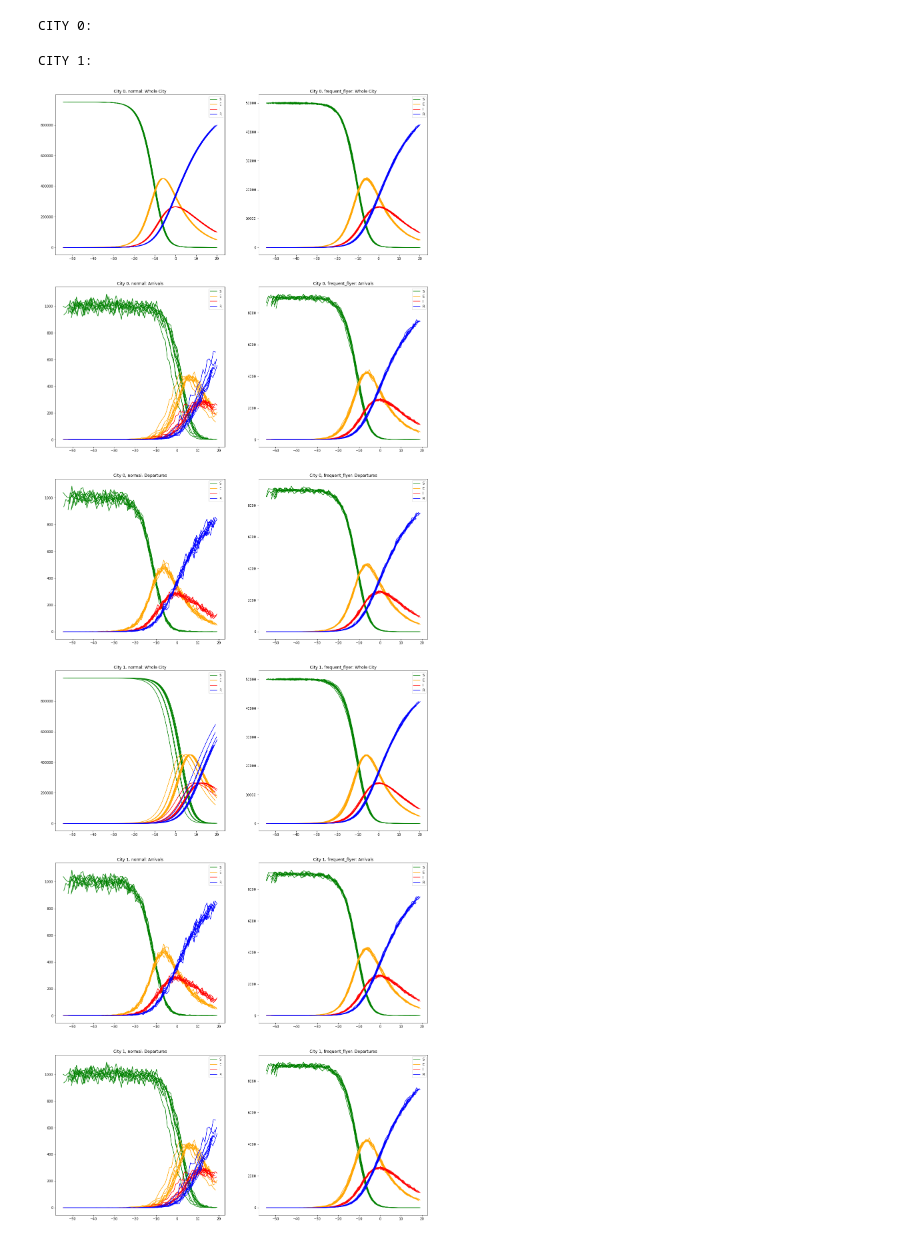
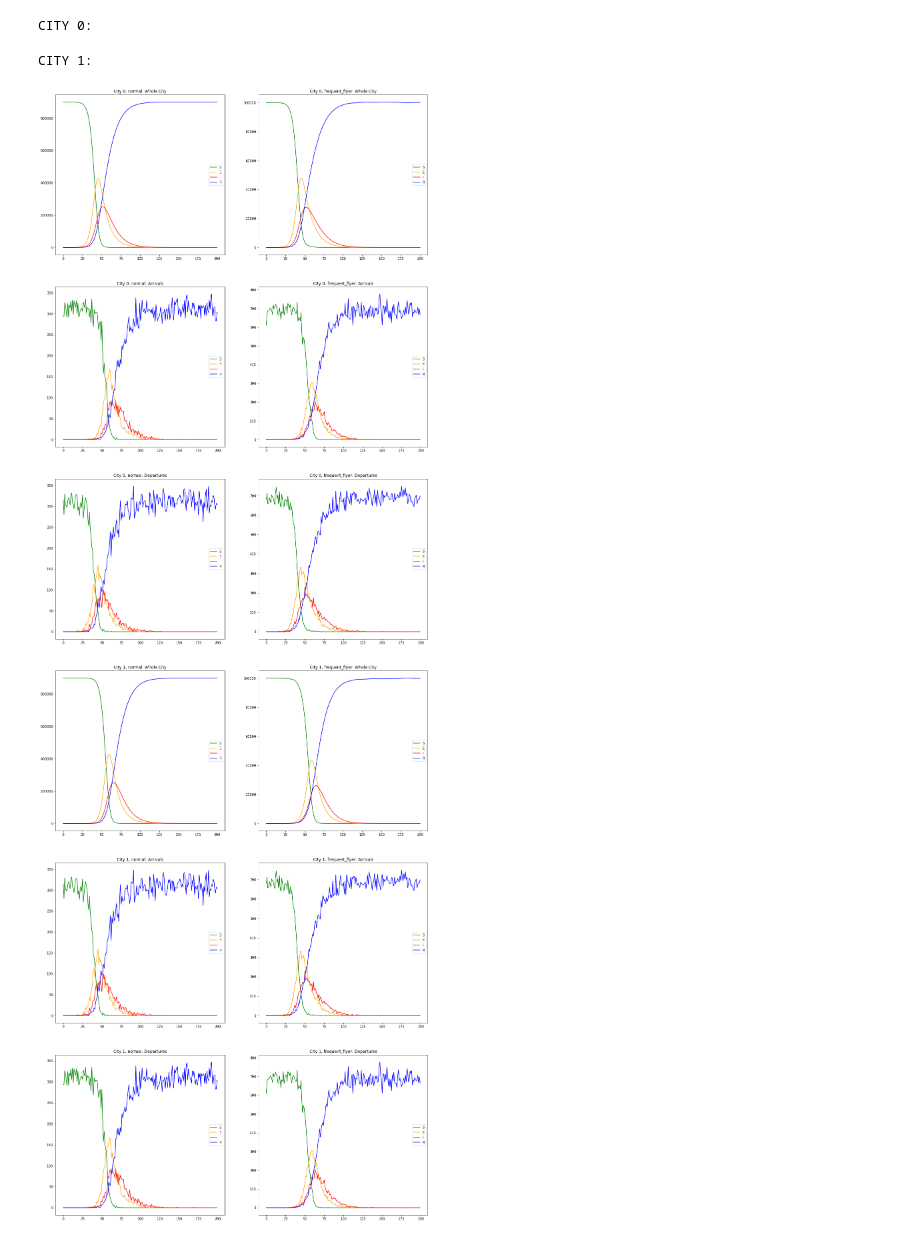
Before and after one commit to JakeMendel/NAO_Modelling, a Jupyter notebook: vectorized_model.ipynb, the cells around one changed output. Saved outputs shown, nothing was run; the diff lists cells and outputs as text; code cells hidden in the pictures.

```diff
--- a/vectorized_model.ipynb
+++ b/vectorized_model.ipynb
@@ -55,3 +55,7 @@ def vectorized_select(choices: np.ndarray, n: int):
         choices -= selection
         out += selection
     return out
+# %%
+a = np.array(range(20)).reshape(4,5)
+print(a)
+a[np.array(range(len(a))),np.array([4,2,3,1])]
@@ -246,6 +256,7 @@ class City:
         return travellers
 
     def plot_sims(self, times: Optional[np.ndarray] = None, cityname: Union[int,str] = 0, shift_index = None):
+
         include_flight_data = 'arrivals' in dir(self)
         if include_flight_data:
             fig, axs = plt.subplots(3,2, figsize = (20,30))
@@ -288,6 +299,22 @@ class City:
                 axs[i].legend()
                 axs[i].set_title(f"City {cityname}, {group}")
         fig.show()
+
+    def infections_at_time(self, times: np.ndarray):
+        """
+        Returns the number of normal, infectious, and total people who have left the susceptible compartment by time t
+        times: size (n_sims) the (different) time at which to evaluate number who have been exposed for each sim
+        """
+        assert len(times) == self.n_sims, "len(times) must be n_sims"
+        out = {}
+        values = np.zeros((self.n_sims,2,4))
+        for i,group in enumerate(self.groups):
+            for j, compartment in enumerate(self.compartments):
+                values[:,i,j] = self.data[group][compartment][np.array(range(self.n_sims)),times]
+            out[group] = values[:,i].sum(axis = -1) - values[:,i,0]
+            assert out[group].shape == (self.n_sims,), "Logical Error Somewhere!"
+        out['total'] = sum([out[group] for group in self.groups])
+        return out
 # %%
 measles = Disease(1.5, 1/8, 1/10)
 test = City(N0=10**6, frequent_flier_frac = 0.1, mixing_LR = 1)
@@ -457,21 +484,21 @@ class TravelNetwork:
         out += 'Matrix of Interactions:\n' + str(self.mixmatrix)
         return out
 # %%
-city1 = City(N0 = 10**6, frequent_flier_frac = 0.05, p_ff = 0.9, mixing_LR=1)
-city2 = City(N0 = 10**6, frequent_flier_frac = 0.05, p_ff = 0.9, mixing_LR=10**3)
+city1 = City(N0 = 10**6, frequent_flier_frac = 0.1, flying_LR=20, mixing_LR=2)
+city2 = City(N0 = 10**6, frequent_flier_frac = 0.1, flying_LR=20, mixing_LR=2)
 City()
-mixmatrix = 10000 * (1 - np.identity(2))
+mixmatrix = 1000 * (1 - np.identity(2))
 testnetwork = TravelNetwork([city1,city2],mixmatrix)
 testnetwork.multiple_sims(delta_t = 0.05,
-                          epidemic_time=70,
+                          epidemic_time=200,
                           disease = measles,
                           I0s = [5,0],
-                          n_sims=10)
+                          n_sims=1)
 #to investigate
 # %%
-testnetwork.plot_sims()
+testnetwork.plot_sims(to_shift = False)
 # %% [output]
 CITY 0:
 CITY 1:
-[figure, old version]
+[figure, new version]
-[figure, old version]
+[figure, new version]
```
Also changed, not shown: parts of 2 cells of this notebook, 1 other file.
